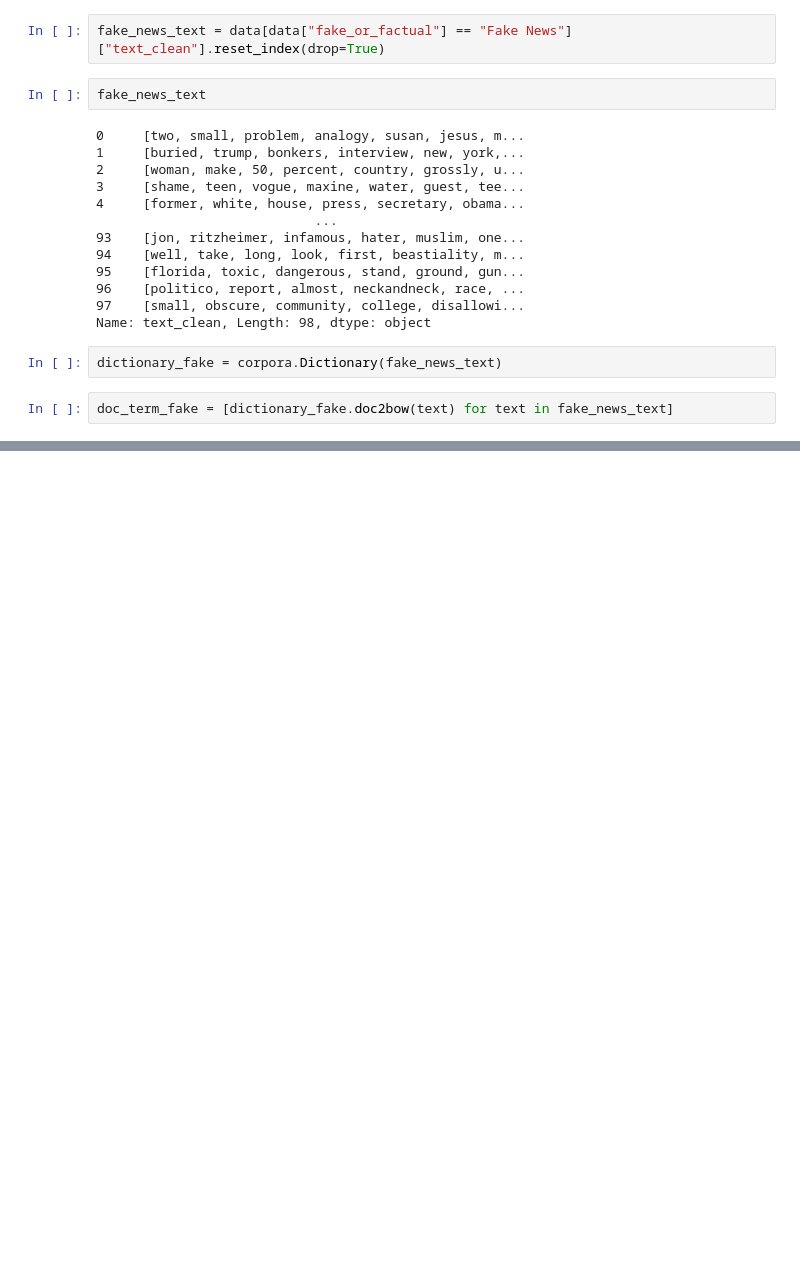
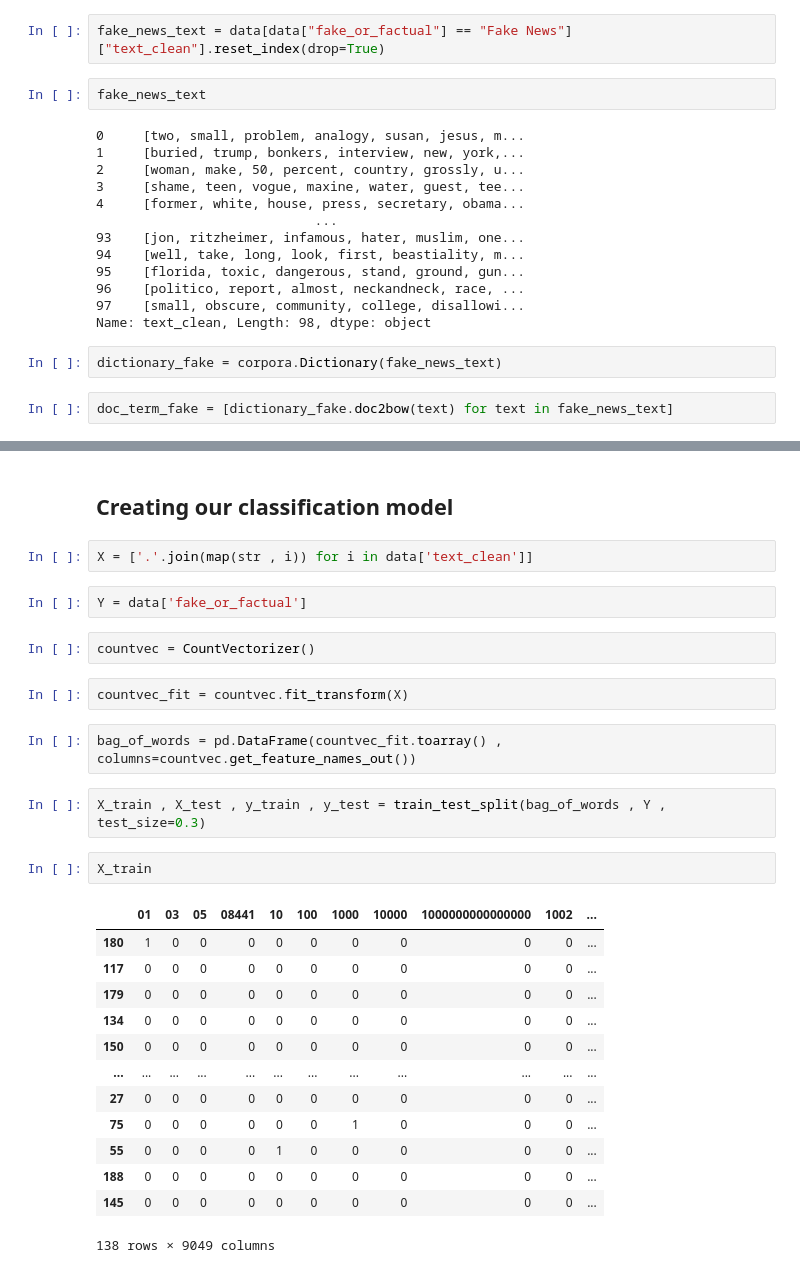
Before and after one commit to EgaSepyana/Ai-Generative, a Jupyter notebook: code/nlp/study_case/categoryzing_fakenews.ipynb, the cells around one changed output, grey strips where cells are left out. Saved outputs shown, nothing was run; the diff lists cells and outputs as text; blank space fills up the shorter version.

```diff
--- a/code/nlp/study_case/categoryzing_fakenews.ipynb
+++ b/code/nlp/study_case/categoryzing_fakenews.ipynb
@@ -477,0 +569,30 @@ for num_topics_i in range(min_topics , max_topics):
+# %% [markdown]
+## Creating our classification model
+# %%
+X = ['.'.join(map(str , i)) for i in data['text_clean']]
+# %%
+Y = data['fake_or_factual']
+# %%
+countvec = CountVectorizer()
+# %%
+countvec_fit = countvec.fit_transform(X)
+# %%
+bag_of_words = pd.DataFrame(countvec_fit.toarray() , columns=countvec.get_feature_names_out())
+# %%
+X_train , X_test , y_train , y_test = train_test_split(bag_of_words , Y , test_size=0.3)
+# %%
+X_train
+# %% [output]
+|  | 01 | 03 | 05 | 08441 | 10 | 100 | 1000 | 10000 | 1000000000000000 | 1002 | ... |
+| 180 | 1 | 0 | 0 | 0 | 0 | 0 | 0 | 0 | 0 | 0 | ... |
+| 117 | 0 | 0 | 0 | 0 | 0 | 0 | 0 | 0 | 0 | 0 | ... |
+| 179 | 0 | 0 | 0 | 0 | 0 | 0 | 0 | 0 | 0 | 0 | ... |
+| 134 | 0 | 0 | 0 | 0 | 0 | 0 | 0 | 0 | 0 | 0 | ... |
+| 150 | 0 | 0 | 0 | 0 | 0 | 0 | 0 | 0 | 0 | 0 | ... |
+| ... | ... | ... | ... | ... | ... | ... | ... | ... | ... | ... | ... |
+| 27 | 0 | 0 | 0 | 0 | 0 | 0 | 0 | 0 | 0 | 0 | ... |
+| 75 | 0 | 0 | 0 | 0 | 0 | 0 | 1 | 0 | 0 | 0 | ... |
+| 55 | 0 | 0 | 0 | 0 | 1 | 0 | 0 | 0 | 0 | 0 | ... |
+| 188 | 0 | 0 | 0 | 0 | 0 | 0 | 0 | 0 | 0 | 0 | ... |
+| 145 | 0 | 0 | 0 | 0 | 0 | 0 | 0 | 0 | 0 | 0 | ... |
+138 rows × 9049 columns
```
Also changed, not shown: parts of 22 cells of this notebook, 1 other file.
